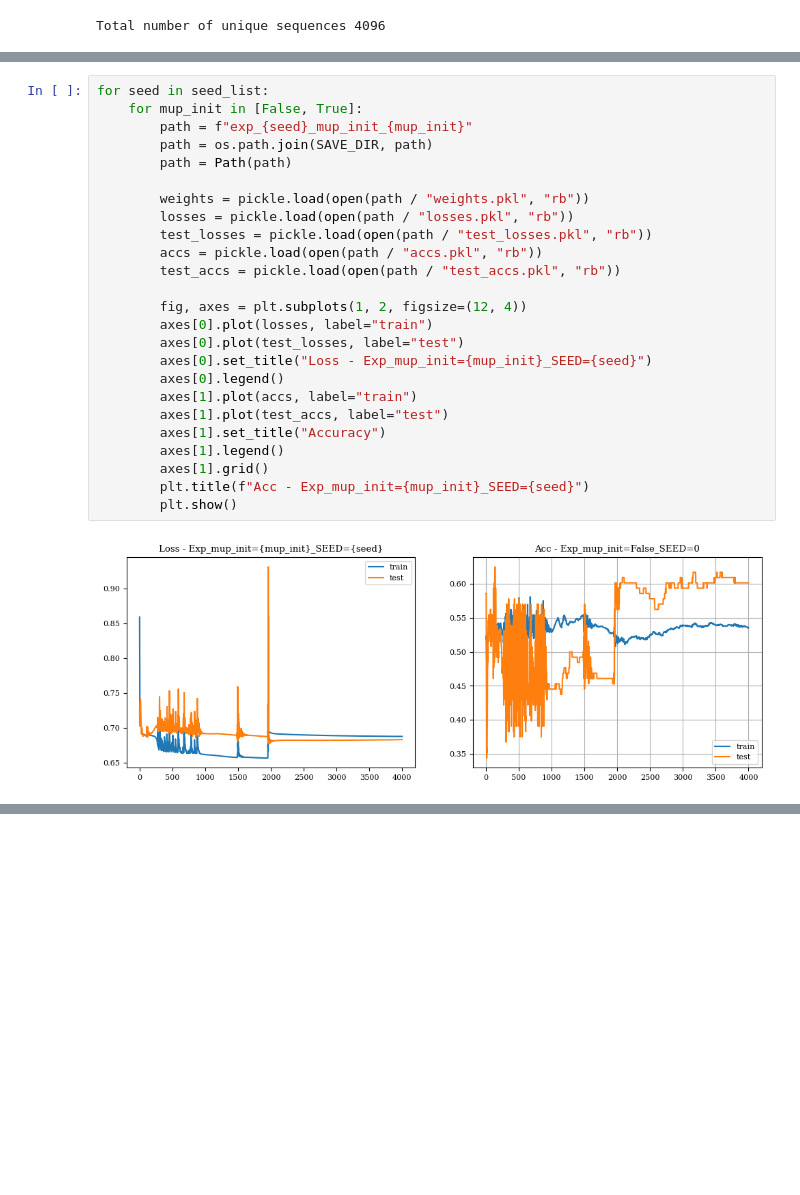
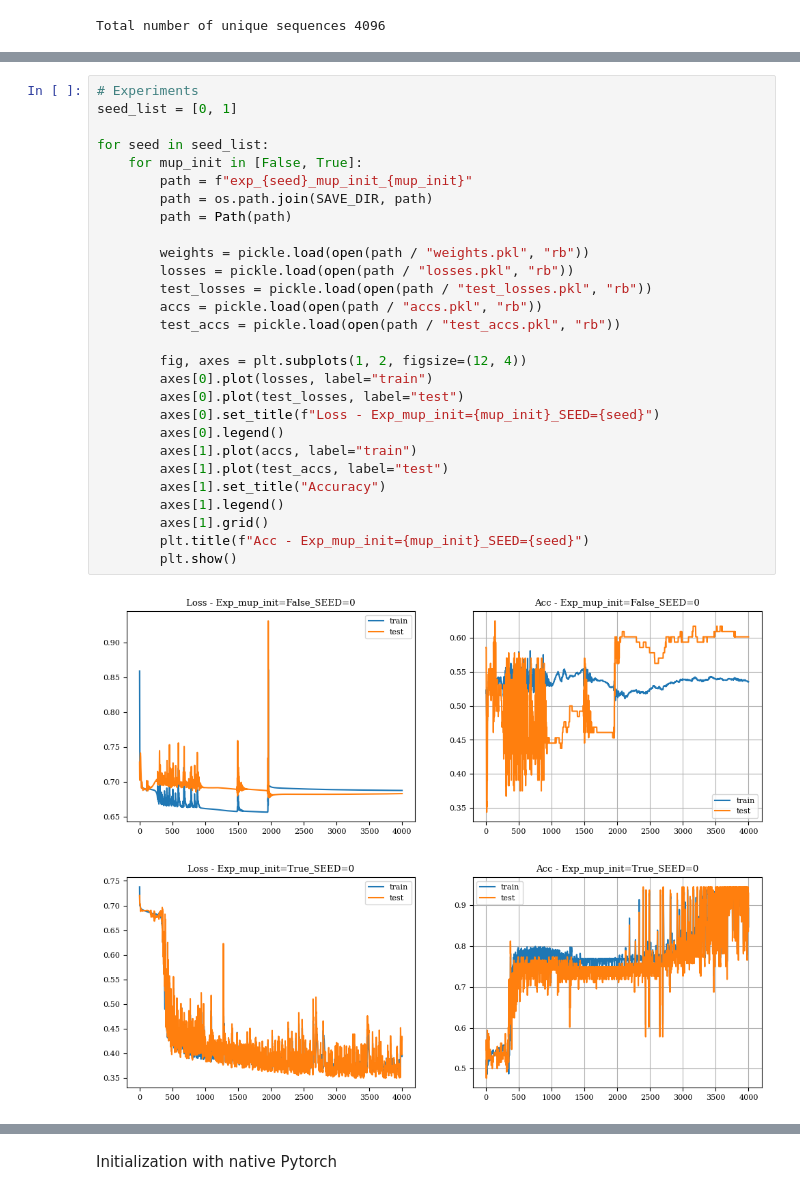
Before and after one commit to facebookresearch/pal, a Jupyter notebook: pruning/stabilize_training.ipynb, the cells around one changed output, grey strips where cells are left out. Cells and saved outputs as stored; diff of their text form; blank space fills up the shorter version.

Commit message:
Update initialization

```diff
--- a/pruning/stabilize_training.ipynb
+++ b/pruning/stabilize_training.ipynb
@@ -236,29 +209,33 @@ Number of parameters: 74
 Number of parameters: 74
 Number of parameters: 74
 # %%
+# Experiments
+seed_list = [0, 1]
+
 for seed in seed_list:
     for mup_init in [False, True]:
         path = f"exp_{seed}_mup_init_{mup_init}"
         path = os.path.join(SAVE_DIR, path)
         path = Path(path)
 
         weights = pickle.load(open(path / "weights.pkl", "rb"))
         losses = pickle.load(open(path / "losses.pkl", "rb"))
         test_losses = pickle.load(open(path / "test_losses.pkl", "rb"))
         accs = pickle.load(open(path / "accs.pkl", "rb"))
         test_accs = pickle.load(open(path / "test_accs.pkl", "rb"))
 
         fig, axes = plt.subplots(1, 2, figsize=(12, 4))
         axes[0].plot(losses, label="train")
         axes[0].plot(test_losses, label="test")
-        axes[0].set_title("Loss - Exp_mup_init={mup_init}_SEED={seed}")
+        axes[0].set_title(f"Loss - Exp_mup_init={mup_init}_SEED={seed}")
         axes[0].legend()
         axes[1].plot(accs, label="train")
         axes[1].plot(test_accs, label="test")
         axes[1].set_title("Accuracy")
         axes[1].legend()
         axes[1].grid()
         plt.title(f"Acc - Exp_mup_init={mup_init}_SEED={seed}")
         plt.show()
 # %% [output]
-[figure, old version]
+[figure, new version]
+[figure, added]
@@ -264,0 +244,2 @@ for seed in seed_list:
+# %% [markdown]
+Initialization with native Pytorch
```
Also changed, not shown: parts of 7 cells of this notebook.
